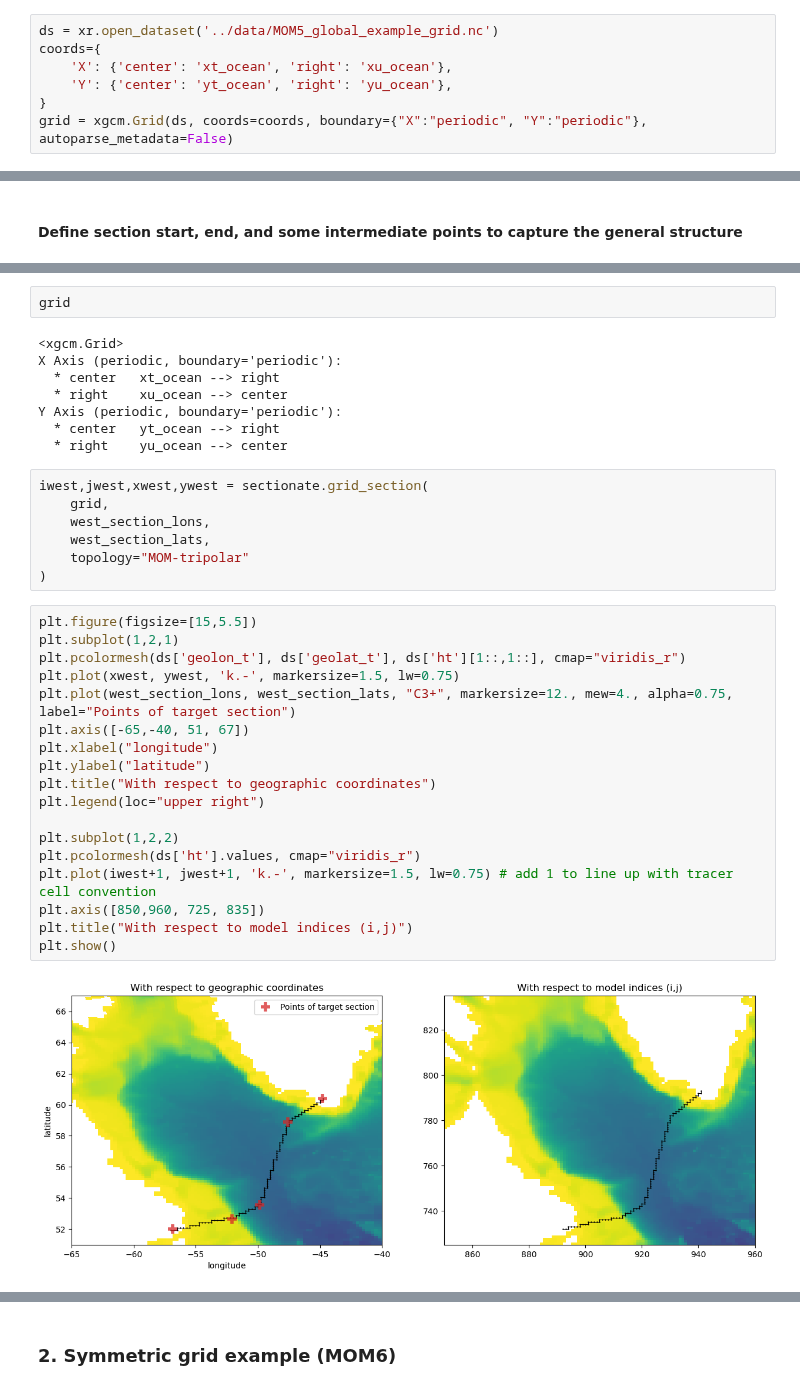
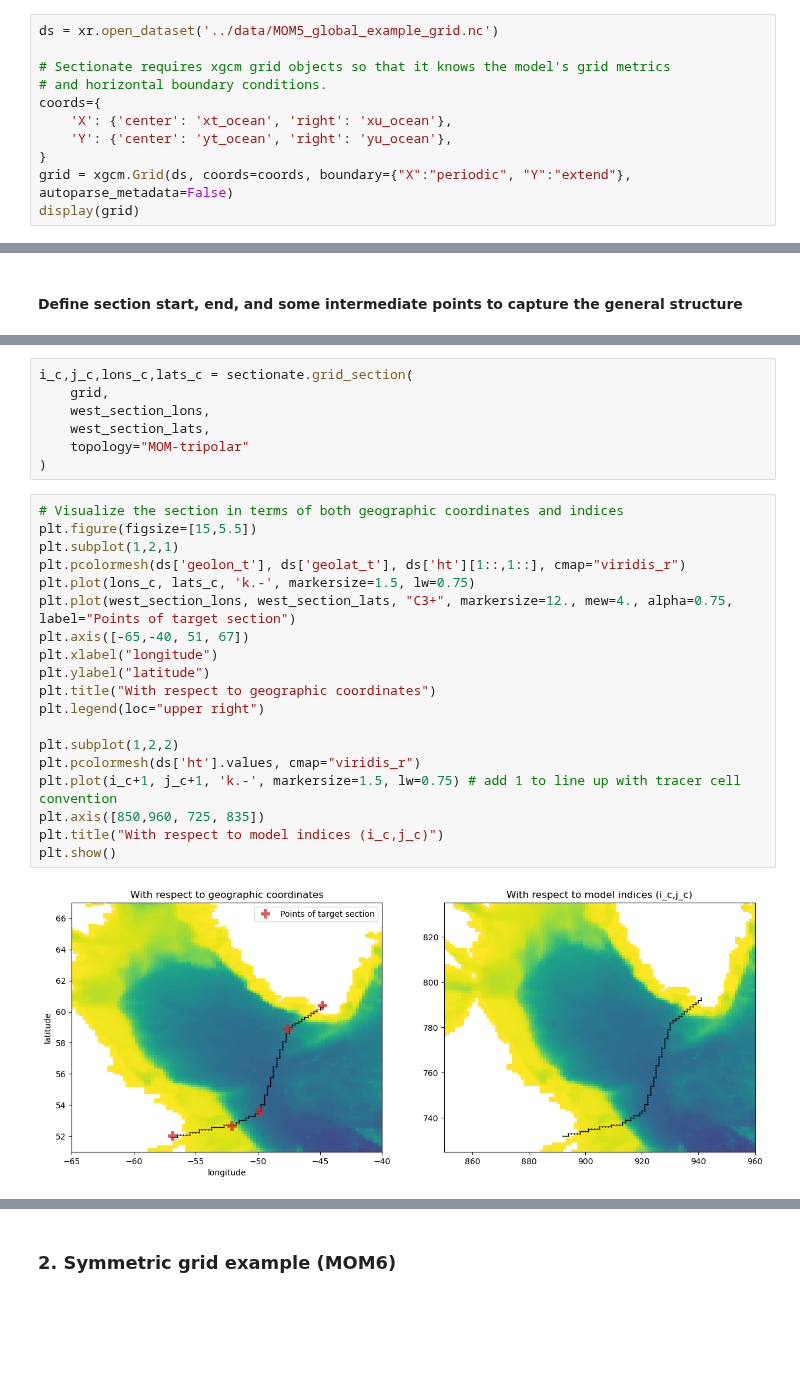
Before and after one commit to MOM6-community/sectionate, a Jupyter notebook: examples/1_creating_an_OSNAP_section.ipynb, the cells around one changed output, grey strips where cells are left out. Drawn from its saved outputs; the diff is of its cells as text; blank space fills up the shorter version.

```diff
--- a/examples/1_creating_an_OSNAP_section.ipynb
+++ b/examples/1_creating_an_OSNAP_section.ipynb
@@ -25,8 +25,12 @@ We consider both cases of MOM6's horizontal grid configurations: non-symmetric (
 #### Load the model grid
 # %%
 ds = xr.open_dataset('../data/MOM5_global_example_grid.nc')
+
+# Sectionate requires xgcm grid objects so that it knows the model's grid metrics
+# and horizontal boundary conditions.
 coords={
     'X': {'center': 'xt_ocean', 'right': 'xu_ocean'},
     'Y': {'center': 'yt_ocean', 'right': 'yu_ocean'},
 }
-grid = xgcm.Grid(ds, coords=coords, boundary={"X":"periodic", "Y":"periodic"}, autoparse_metadata=False)
+grid = xgcm.Grid(ds, coords=coords, boundary={"X":"periodic", "Y":"extend"}, autoparse_metadata=False)
+display(grid)
@@ -40,37 +53,28 @@ Behind the scenes, `sectionate.create_section_composite` iterates through each o
-# %%
-grid
-# %% [output]
-<xgcm.Grid>
-X Axis (periodic, boundary='periodic'):
-  * center   xt_ocean --> right
-  * right    xu_ocean --> center
-Y Axis (periodic, boundary='periodic'):
-  * center   yt_ocean --> right
-  * right    yu_ocean --> center
 # %%
-iwest,jwest,xwest,ywest = sectionate.grid_section(
+i_c,j_c,lons_c,lats_c = sectionate.grid_section(
     grid,
     west_section_lons,
     west_section_lats,
     topology="MOM-tripolar"
 )
 # %%
+# Visualize the section in terms of both geographic coordinates and indices
 plt.figure(figsize=[15,5.5])
 plt.subplot(1,2,1)
 plt.pcolormesh(ds['geolon_t'], ds['geolat_t'], ds['ht'][1::,1::], cmap="viridis_r")
-plt.plot(xwest, ywest, 'k.-', markersize=1.5, lw=0.75)
+plt.plot(lons_c, lats_c, 'k.-', markersize=1.5, lw=0.75)
 plt.plot(west_section_lons, west_section_lats, "C3+", markersize=12., mew=4., alpha=0.75, label="Points of target section")
 plt.axis([-65,-40, 51, 67])
 plt.xlabel("longitude")
 plt.ylabel("latitude")
 plt.title("With respect to geographic coordinates")
 plt.legend(loc="upper right")
 
 plt.subplot(1,2,2)
 plt.pcolormesh(ds['ht'].values, cmap="viridis_r")
-plt.plot(iwest+1, jwest+1, 'k.-', markersize=1.5, lw=0.75) # add 1 to line up with tracer cell convention
+plt.plot(i_c+1, j_c+1, 'k.-', markersize=1.5, lw=0.75) # add 1 to line up with tracer cell convention
 plt.axis([850,960, 725, 835])
-plt.title("With respect to model indices (i,j)")
+plt.title("With respect to model indices (i_c,j_c)")
 plt.show()
 # %% [output]
-[figure, old version]
+[figure, new version]
```
Also changed, not shown: parts of 21 cells of this notebook, 4 other files.
